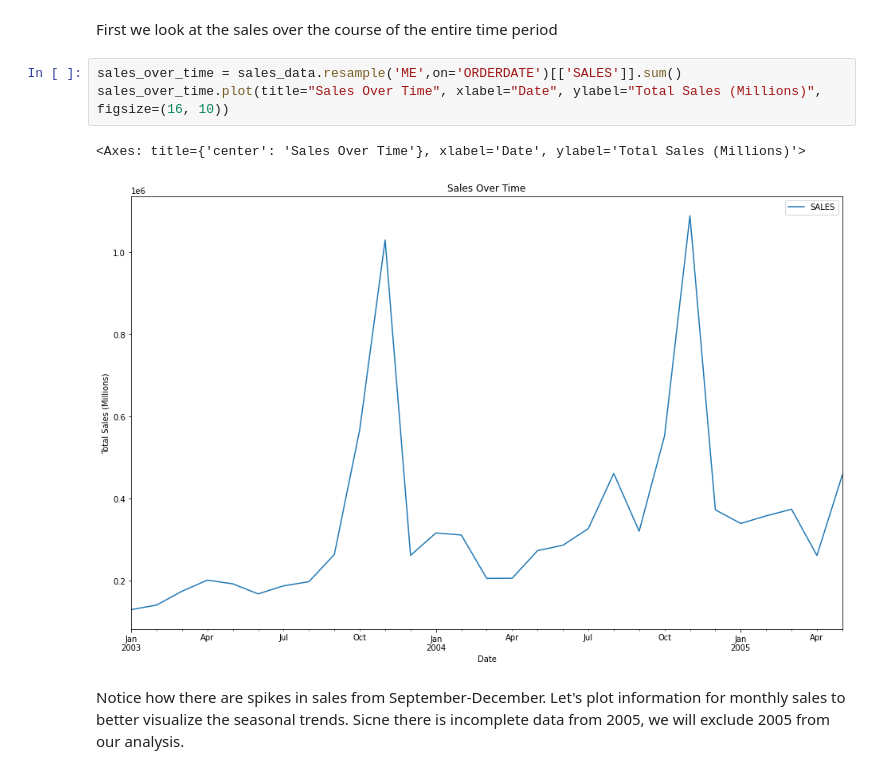
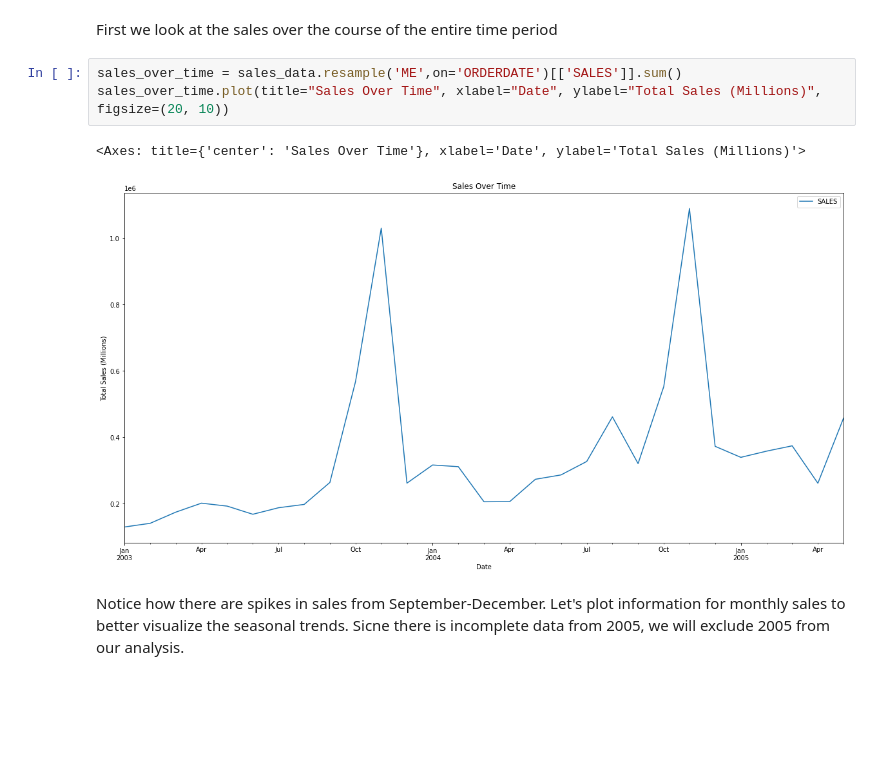
Before and after one commit to michael-raad/sales_data_analysis, a Jupyter notebook: Sales_Data_Analysis.ipynb, the cells around one changed output. Saved outputs shown, nothing was run; the diff lists cells and outputs as text; blank space fills up the shorter version.

```diff
--- a/Sales_Data_Analysis.ipynb
+++ b/Sales_Data_Analysis.ipynb
@@ -130,10 +130,10 @@ From just the box plots we can extract some information about the shape of the d
 First we look at the sales over the course of the entire time period
 # %%
 sales_over_time = sales_data.resample('ME',on='ORDERDATE')[['SALES']].sum()
-sales_over_time.plot(title="Sales Over Time", xlabel="Date", ylabel="Total Sales (Millions)", figsize=(16, 10))
+sales_over_time.plot(title="Sales Over Time", xlabel="Date", ylabel="Total Sales (Millions)", figsize=(20, 10))
 # %% [output]
 <Axes: title={'center': 'Sales Over Time'}, xlabel='Date', ylabel='Total Sales (Millions)'>
-[figure, old version]
+[figure, new version]
 # %% [markdown]
 Notice how there are spikes in sales from September-December. Let's plot information for monthly sales to better visualize the seasonal trends. Sicne there is incomplete data from 2005, we will exclude 2005 from our analysis.
 # %%
```
Also changed, not shown: parts of 10 cells of this notebook.
